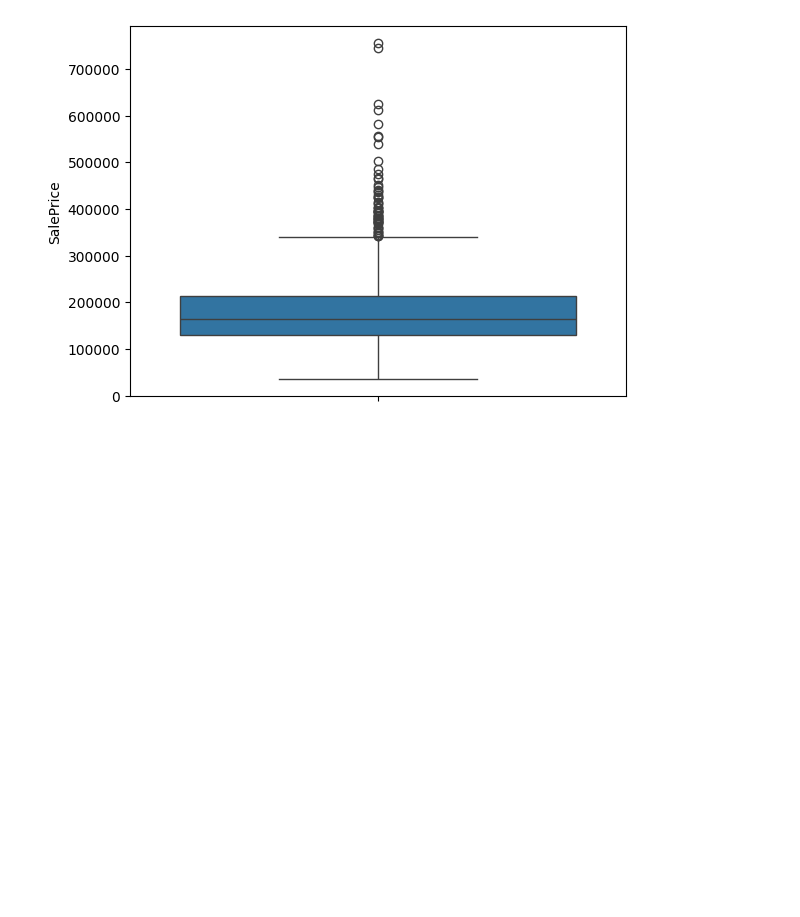
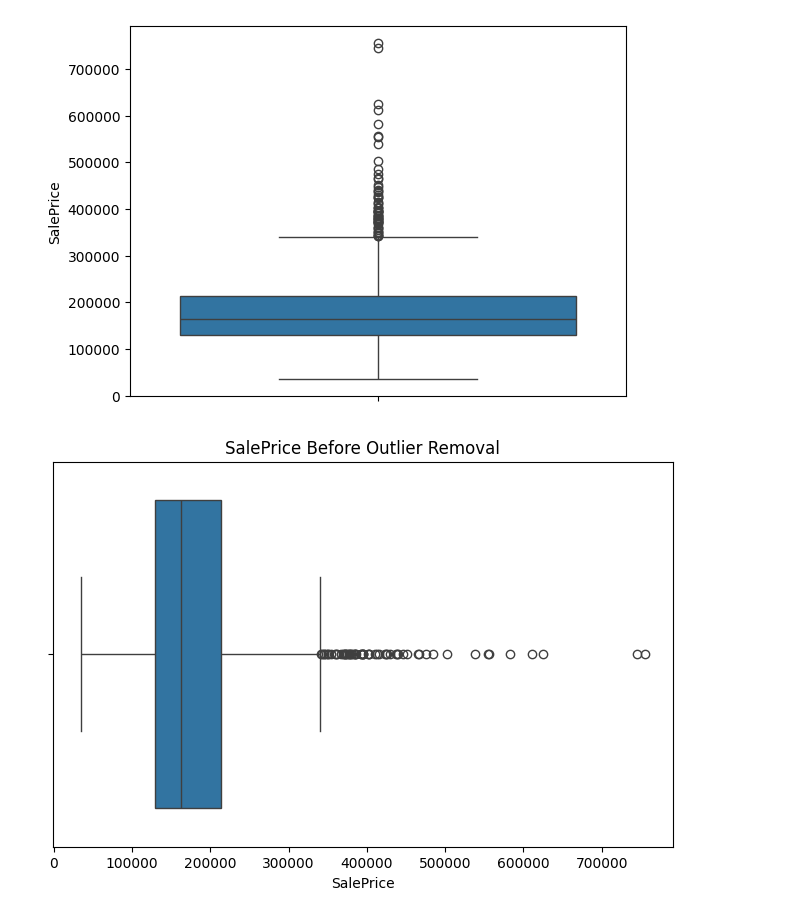
Before and after one commit to jubayerhu1/Python-Code, a Jupyter notebook: EDA -Assignment/Phase2.ipynb, the cells around one changed output. Saved outputs shown, nothing was run; the diff lists cells and outputs as text; code cells hidden in the pictures; blank space fills up the shorter version.

Commit message:
EDA Assignment

```diff
--- a/EDA -Assignment/Phase2.ipynb
+++ b/EDA -Assignment/Phase2.ipynb
@@ -18,4 +19,4 @@ import statistics as st
 # %%
-df = pd.read_csv('/Volumes/study/A_data-science/EDA -Assignment/.env/train.csv')
+df = pd.read_csv('/Volumes/study/A_data-science/Python-Code/EDA -Assignment/.env/train.csv')
 # %%
 # quantile
@@ -42,3 +52,13 @@ sns.boxplot(df['SalePrice'])
 # %% [output]
 <Axes: ylabel='SalePrice'>
 [figure]
+# %%
+# or
+
+plt.figure(figsize=(8, 5))
+sns.boxplot(x=df["SalePrice"])
+plt.title("SalePrice Before Outlier Removal")
+plt.xlabel("SalePrice")
+plt.show()
+# %% [output]
+[figure, added]
```
Also changed, not shown: parts of 5 cells of this notebook, 2 other files.
